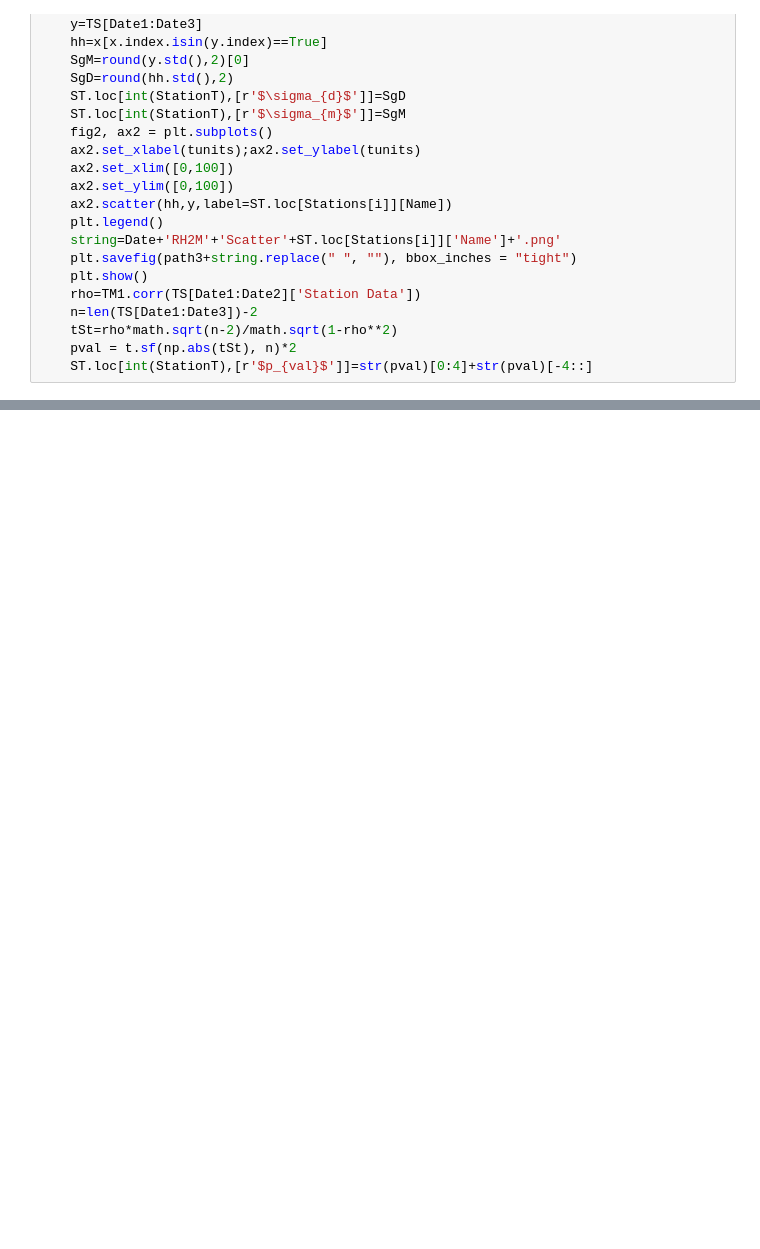
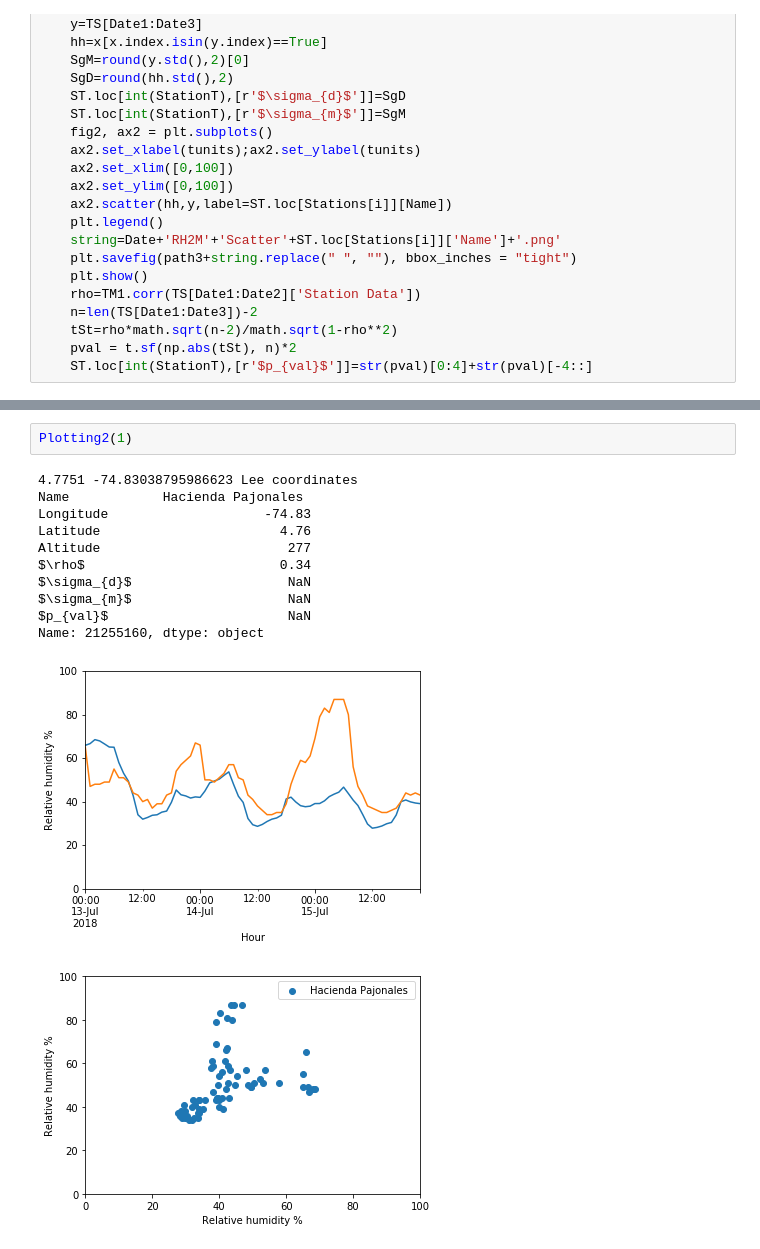
Before and after one commit to SaraFraija/FoehnColombia, a Jupyter notebook: 3.2. WRFvalidationRH.ipynb, the cells around one changed output, grey strips where cells are left out. Cells and saved outputs as stored; diff of their text form; blank space fills up the shorter version.

```diff
--- a/3.2. WRFvalidationRH.ipynb
+++ b/3.2. WRFvalidationRH.ipynb
@@ -289,2 +195,17 @@ y.head(3),y.tail(3)
+# %%
+Plotting2(1)
+# %% [output]
+4.7751 -74.83038795986623 Lee coordinates
+Name            Hacienda Pajonales
+Longitude                    -74.83
+Latitude                       4.76
+Altitude                        277
+$\rho$                         0.34
+$\sigma_{d}$                    NaN
+$\sigma_{m}$                    NaN
+$p_{val}$                       NaN
+Name: 21255160, dtype: object
+[figure, added]
+[figure, added]
 # %%
 Plotting2(2)
```
Also changed, not shown: parts of 27 cells of this notebook.
